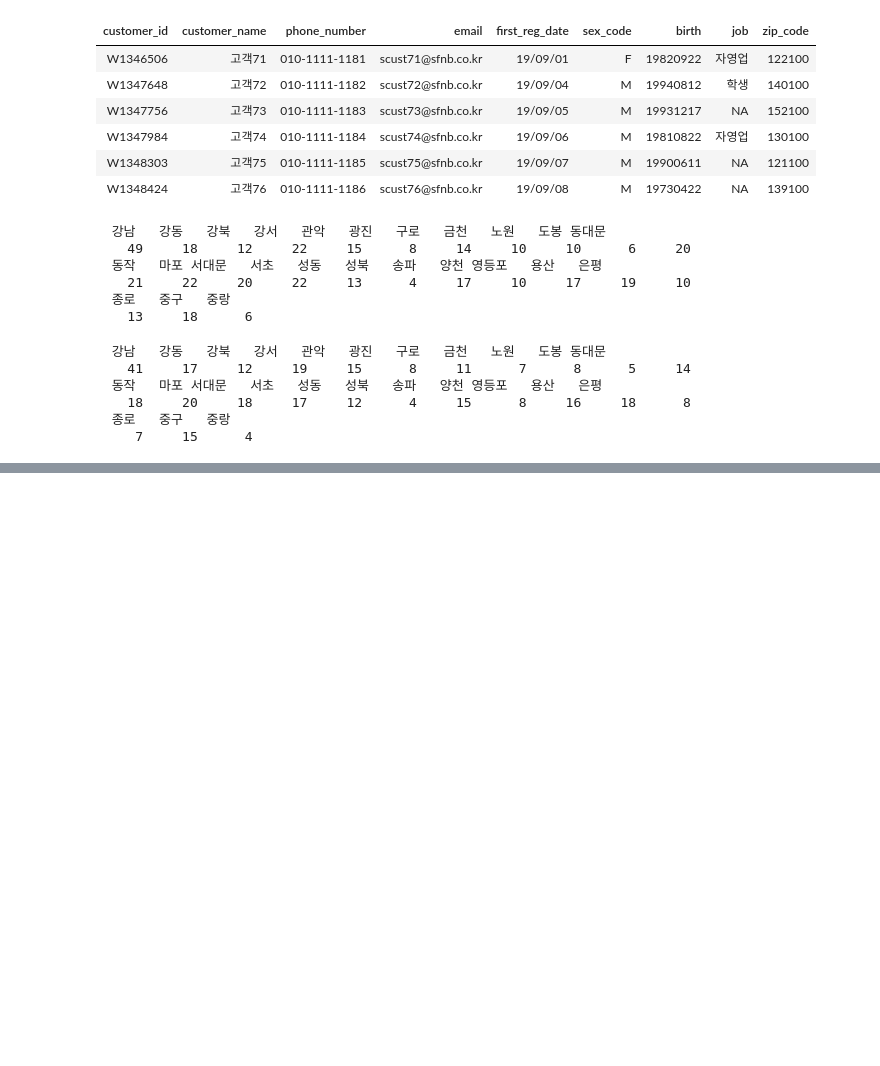
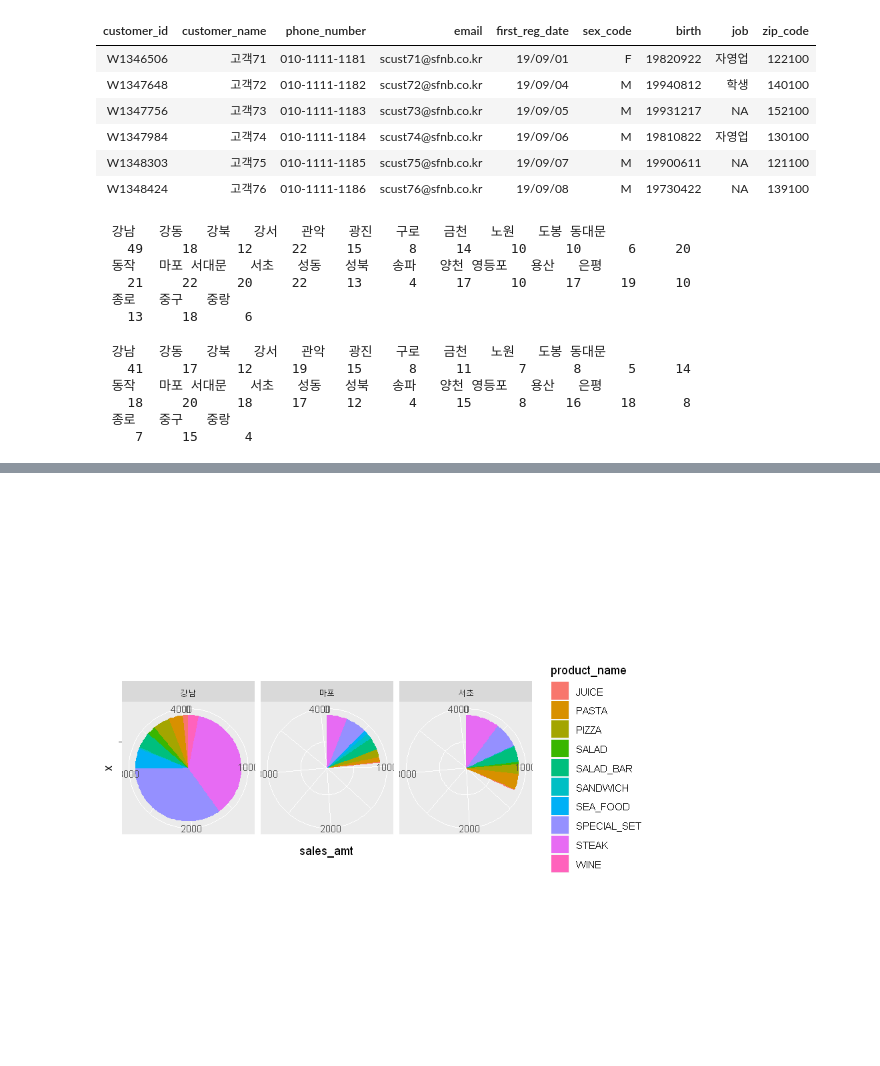
Before and after one commit to castleroad95/2021_data_analysis_class, a Jupyter notebook: R/20210322_r(stastics).ipynb, the cells around one changed output, grey strips where cells are left out. Cells and saved outputs as stored; diff of their text form; code cells hidden in the pictures; blank space fills up the shorter version.

```diff
--- a/R/20210322_r(stastics).ipynb
+++ b/R/20210322_r(stastics).ipynb
@@ -119,0 +150,8 @@ table(no_cancel_data$branch)
+# %%
+# 파이 차트로 그리기
+ggplot(df_branch_sales, aes(x = "", y = sales_amt, fill = product_name)) +
+    facet_grid(facets = . ~ branch) +
+    geom_bar(stat = "identity") +
+    coord_polar("y", start = 0)     # 파이 차트 그리기
+# %% [output]
+[figure, added]
```
Also changed, not shown: parts of 18 cells of this notebook.
